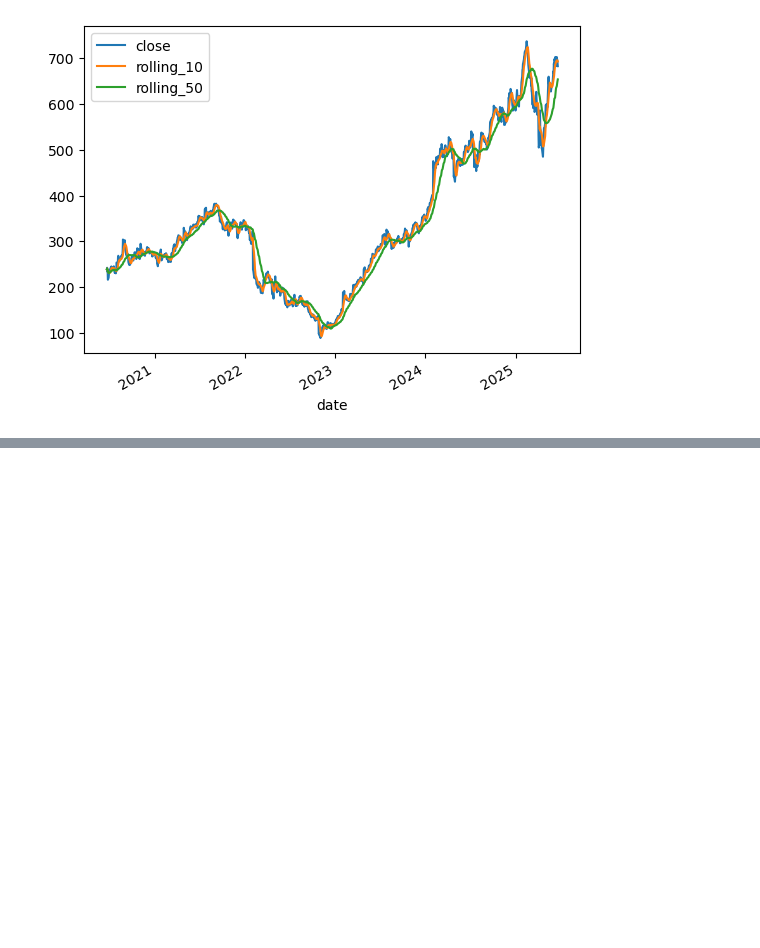
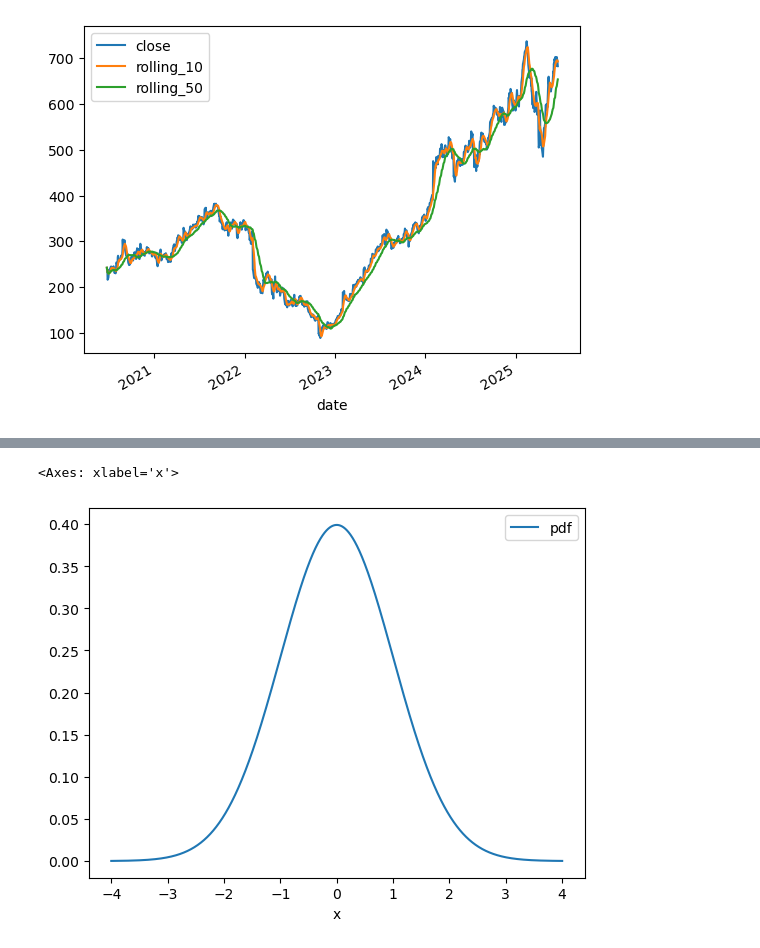
Before and after one commit to Acouvertier/phase_0_quant_foundations, a Jupyter notebook: phase_1_hku.ipynb, the cells around one changed output, grey strips where cells are left out. Cells and saved outputs as stored; diff of their text form; code cells hidden in the pictures; blank space fills up the shorter version.

```diff
--- a/phase_1_hku.ipynb
+++ b/phase_1_hku.ipynb
@@ -60,0 +125,13 @@ fb['wealth'].plot()
+# %%
+density = pd.DataFrame()
+
+density['x'] = np.arange(-4,4,0.001)
+density['pdf'] = norm.pdf(density['x'])
+density['cdf'] = norm.cdf(density['x'])
+
+#Default for norm is loc=0, scale=1, i.e., mean = 0 and std dev = 1
+# %%
+density.plot(x='x',y='pdf')
+# %% [output]
+<Axes: xlabel='x'>
+[figure, added]
```
Also changed, not shown: parts of 23 cells of this notebook, 3 other files.
